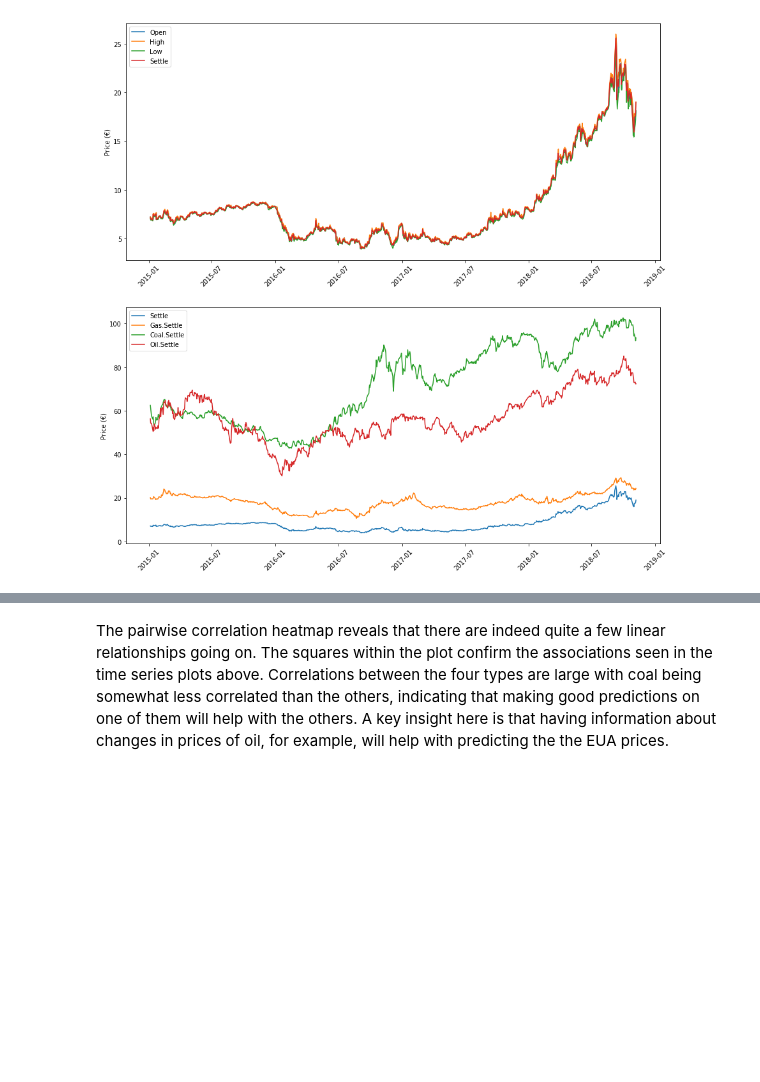
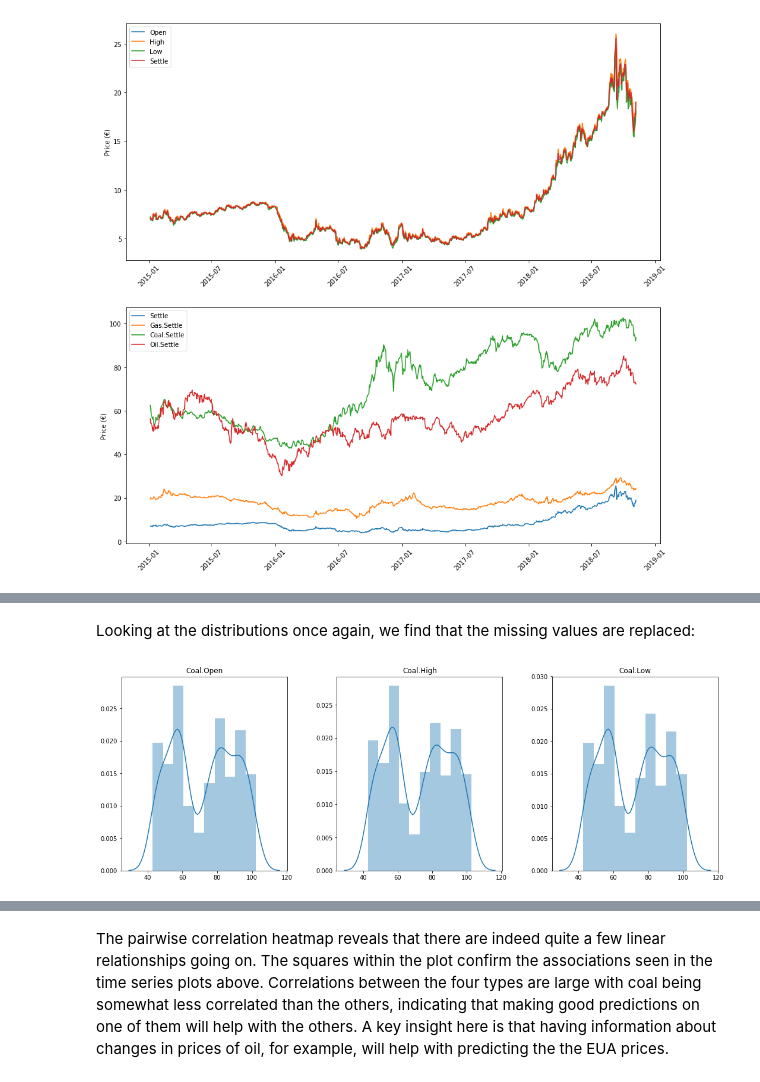
Before and after one commit to GaussianGarden/EUA-Price-Forecaster, a Jupyter notebook: Exploratory Data Analysis of Numerical Data.ipynb, the cells around one changed output, grey strips where cells are left out. Saved outputs shown, nothing was run; the diff lists cells and outputs as text; code cells hidden in the pictures; blank space fills up the shorter version.

```diff
--- a/Exploratory Data Analysis of Numerical Data.ipynb
+++ b/Exploratory Data Analysis of Numerical Data.ipynb
@@ -67,0 +109,6 @@ We continue by plotting the pairwise correlations of the data:
+# %% [markdown]
+Looking at the distributions once again, we find that the missing values are replaced:
+# %%
+plot_univariate_distributions(df, ["Coal.Open", "Coal.High", "Coal.Low"])
+# %% [output]
+[figure, added]
```
Also changed, not shown: parts of 11 cells of this notebook.
